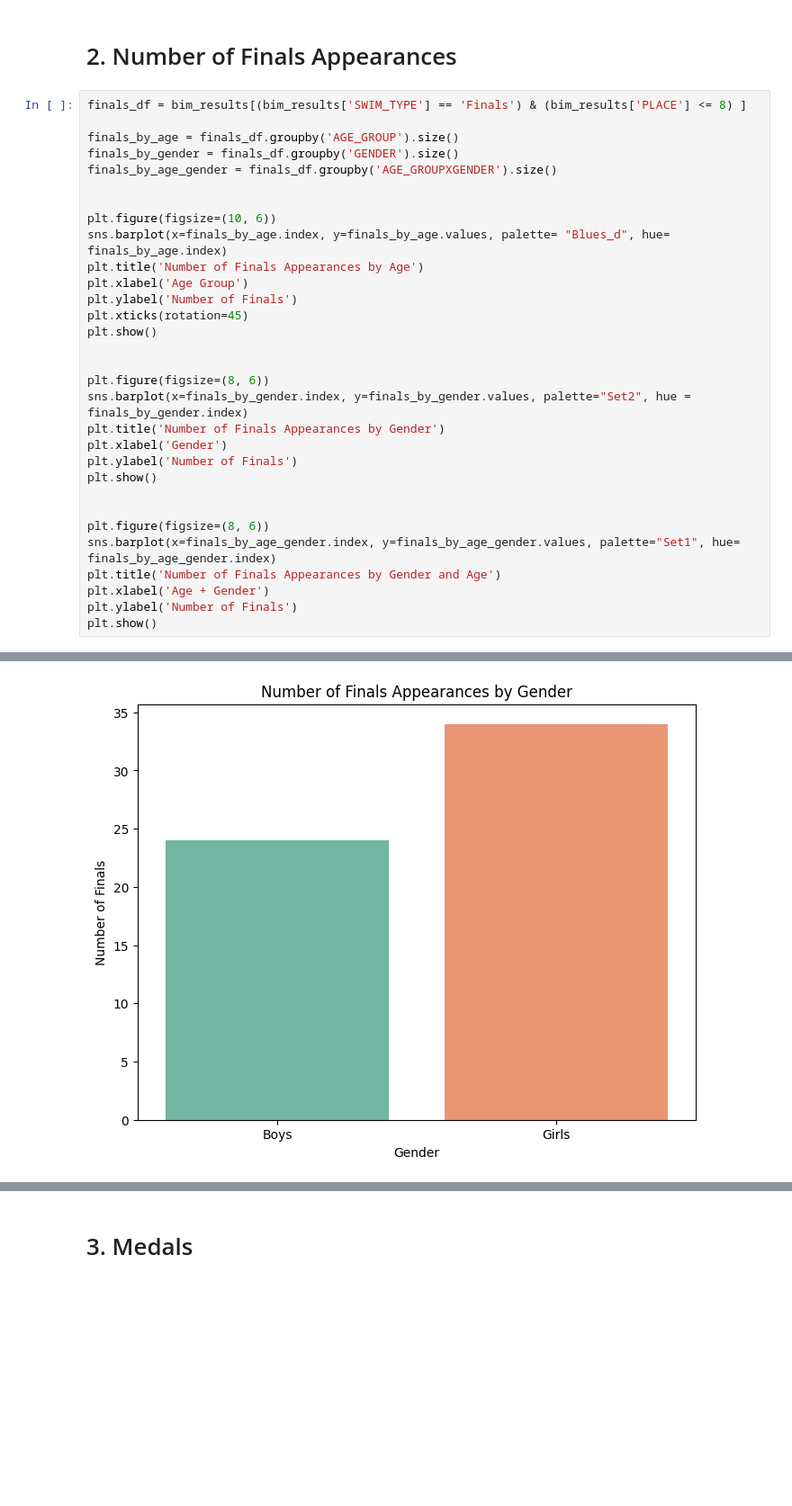
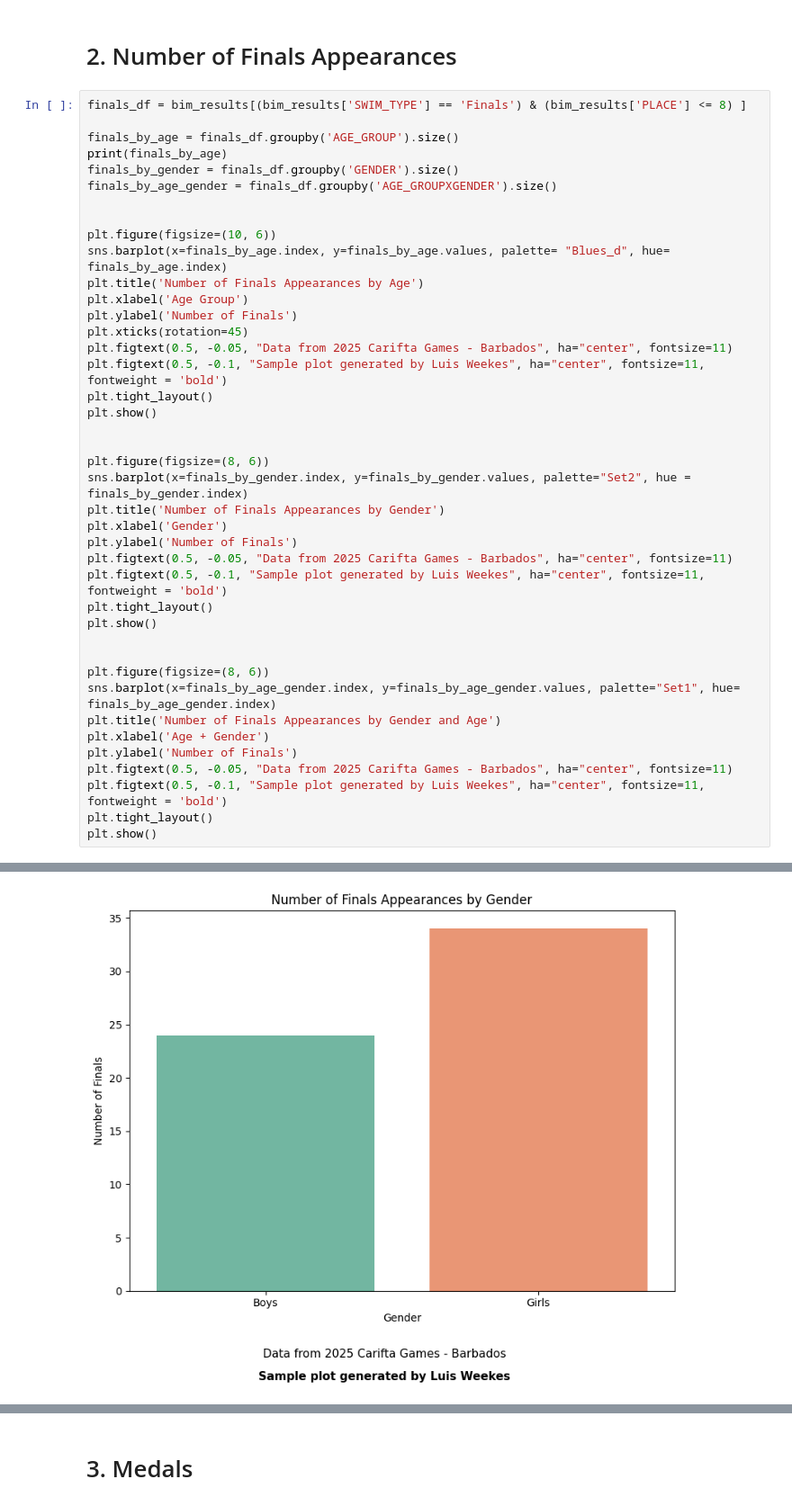
Before and after one commit to weekes1/Hytek_PDF_to_DF, a Jupyter notebook: Carifta_2025_analysis.ipynb, the cells around one changed output, grey strips where cells are left out. Shown: that part at 90% size. Drawn from its saved outputs; the diff is of its cells as text; blank space fills up the shorter version.

Commit message:
regen plots

```diff
--- a/Carifta_2025_analysis.ipynb
+++ b/Carifta_2025_analysis.ipynb
@@ -142,6 +142,7 @@ dtype: int64
 finals_df = bim_results[(bim_results['SWIM_TYPE'] == 'Finals') & (bim_results['PLACE'] <= 8) ]
 
 finals_by_age = finals_df.groupby('AGE_GROUP').size()
+print(finals_by_age)
 finals_by_gender = finals_df.groupby('GENDER').size()
 finals_by_age_gender = finals_df.groupby('AGE_GROUPXGENDER').size()
 
@@ -152,6 +153,9 @@ plt.title('Number of Finals Appearances by Age')
 plt.xlabel('Age Group')
 plt.ylabel('Number of Finals')
 plt.xticks(rotation=45)
+plt.figtext(0.5, -0.05, "Data from 2025 Carifta Games - Barbados", ha="center", fontsize=11)
+plt.figtext(0.5, -0.1, "Sample plot generated by Luis Weekes", ha="center", fontsize=11, fontweight = 'bold')
+plt.tight_layout()
 plt.show()
 
 
@@ -160,6 +164,9 @@ sns.barplot(x=finals_by_gender.index, y=finals_by_gender.values, palette="Set2",
 plt.title('Number of Finals Appearances by Gender')
 plt.xlabel('Gender')
 plt.ylabel('Number of Finals')
+plt.figtext(0.5, -0.05, "Data from 2025 Carifta Games - Barbados", ha="center", fontsize=11)
+plt.figtext(0.5, -0.1, "Sample plot generated by Luis Weekes", ha="center", fontsize=11, fontweight = 'bold')
+plt.tight_layout()
 plt.show()
 
 
@@ -168,5 +175,8 @@ sns.barplot(x=finals_by_age_gender.index, y=finals_by_age_gender.values, palette
 plt.title('Number of Finals Appearances by Gender and Age')
 plt.xlabel('Age + Gender')
 plt.ylabel('Number of Finals')
+plt.figtext(0.5, -0.05, "Data from 2025 Carifta Games - Barbados", ha="center", fontsize=11)
+plt.figtext(0.5, -0.1, "Sample plot generated by Luis Weekes", ha="center", fontsize=11, fontweight = 'bold')
+plt.tight_layout()
 plt.show()
 # %% [output]
@@ -174 +189 @@ plt.show()
-[figure, old version]
+[figure, new version]
```
Also changed, not shown: parts of 2 cells of this notebook, 11 other files.
